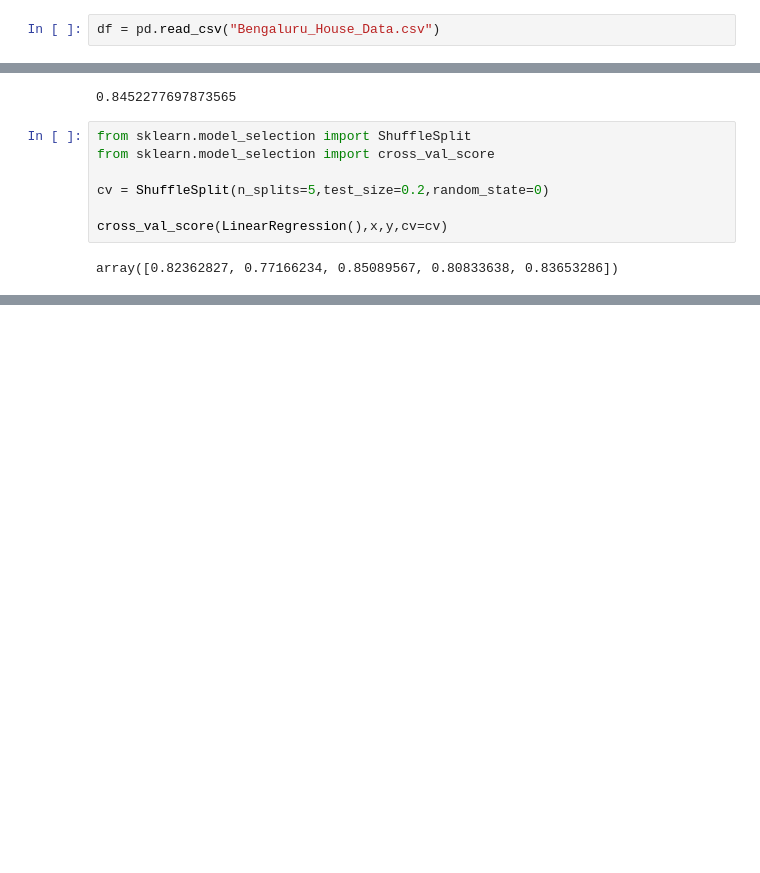
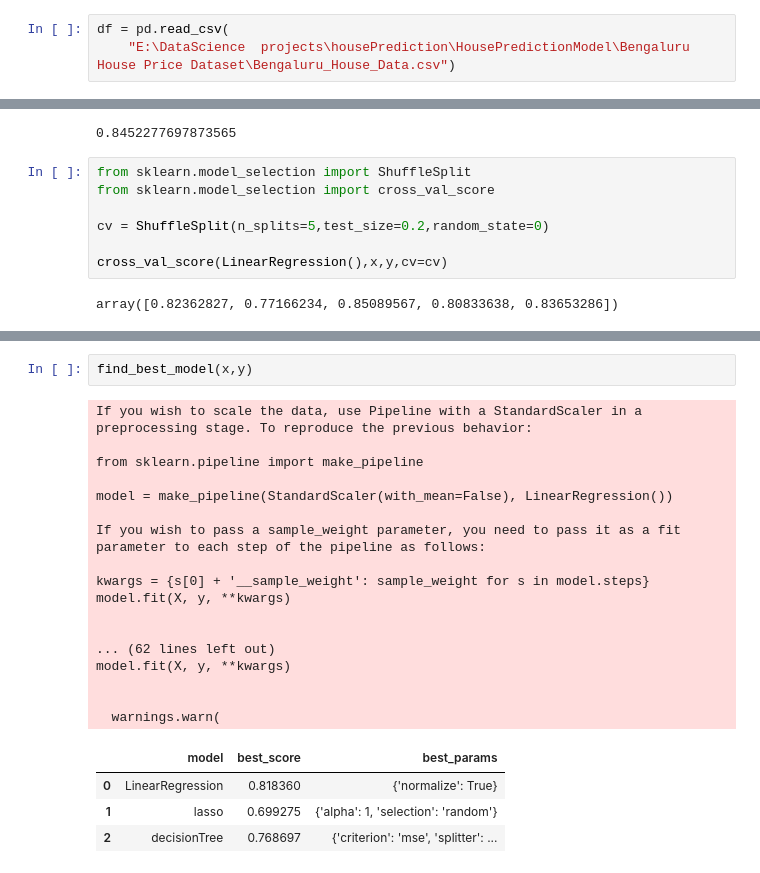
Before and after one commit to zerouchi/HousePricePredictionModel, a Jupyter notebook: pricePredictionModel.ipynb, the cells around one changed output, grey strips where cells are left out. Cells and saved outputs as stored; diff of their text form; blank space fills up the shorter version.

```diff
--- a/pricePredictionModel.ipynb
+++ b/pricePredictionModel.ipynb
@@ -9,7 +9,8 @@ print("hello")
 # %% [output]
 hello
 # %%
-df = pd.read_csv("Bengaluru_House_Data.csv")
+df = pd.read_csv(
+    "E:\DataScience  projects\housePrediction\HousePredictionModel\Bengaluru House Price Dataset\Bengaluru_House_Data.csv")
 # %%
 df.head()
 # %% [output]
@@ -443,0 +503,24 @@ array([0.82362827, 0.77166234, 0.85089567, 0.80833638, 0.83653286])
+# %%
+find_best_model(x,y)
+# %% [output]
+If you wish to scale the data, use Pipeline with a StandardScaler in a preprocessing stage. To reproduce the previous behavior:
+
+from sklearn.pipeline import make_pipeline
+
+model = make_pipeline(StandardScaler(with_mean=False), LinearRegression())
+
+If you wish to pass a sample_weight parameter, you need to pass it as a fit parameter to each step of the pipeline as follows:
+
+kwargs = {s[0] + '__sample_weight': sample_weight for s in model.steps}
+model.fit(X, y, **kwargs)
+
+
+... (62 lines left out)
+model.fit(X, y, **kwargs)
+
+
+  warnings.warn(
+|  | model | best_score | best_params |
+| 0 | LinearRegression | 0.818360 | {'normalize': True} |
+| 1 | lasso | 0.699275 | {'alpha': 1, 'selection': 'random'} |
+| 2 | decisionTree | 0.768697 | {'criterion': 'mse', 'splitter': ... |
```
Also changed, not shown: parts of 8 cells of this notebook, 12 other files.
